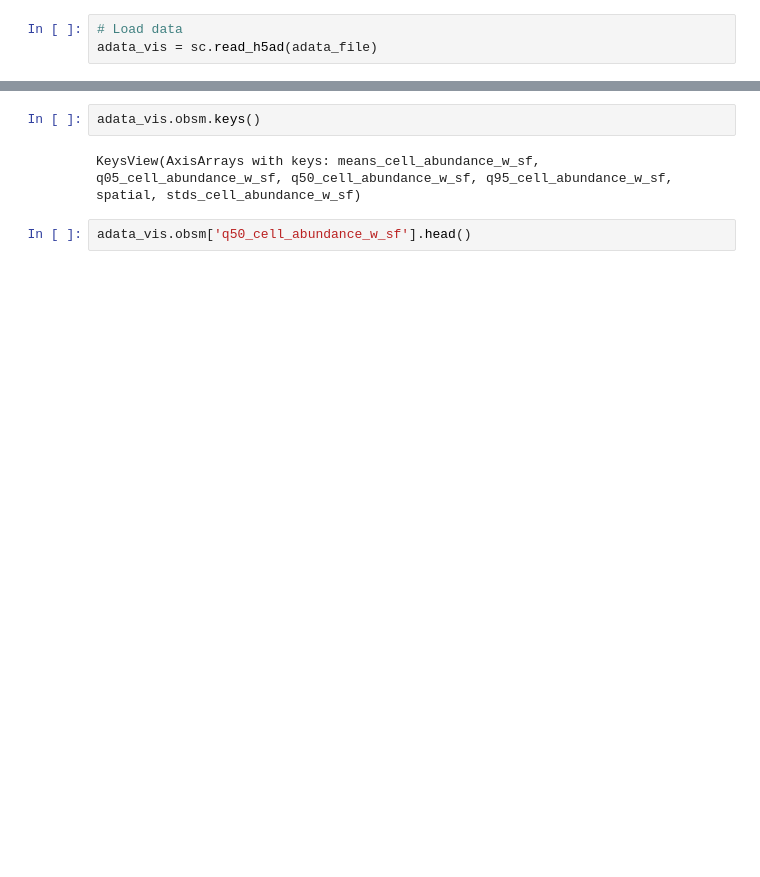
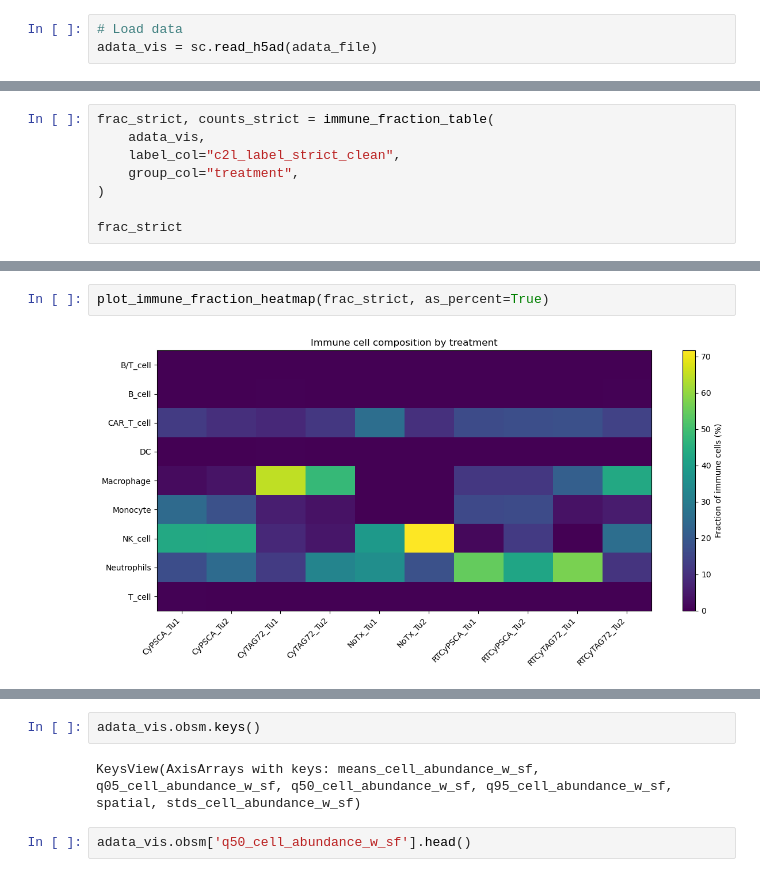
Before and after one commit to Li-Lab-COH/Spatial_CAR_T, a Jupyter notebook: CellTypeAnnotation/Processing_C2L_results.ipynb, the cells around one changed output, grey strips where cells are left out. Drawn from its saved outputs; the diff is of its cells as text; blank space fills up the shorter version.

```diff
--- a/CellTypeAnnotation/Processing_C2L_results.ipynb
+++ b/CellTypeAnnotation/Processing_C2L_results.ipynb
@@ -40,0 +519,8 @@ AnnData object with n_obs × n_vars = 427296 × 12128
+# %%
+frac_strict, counts_strict = immune_fraction_table(
+    adata_vis,
+    label_col="c2l_label_strict_clean",
+    group_col="treatment",
+)
+
+frac_strict
@@ -40,0 +588,4 @@ AnnData object with n_obs × n_vars = 427296 × 12128
+# %%
+plot_immune_fraction_heatmap(frac_strict, as_percent=True)
+# %% [output]
+[figure, added]
```
Also changed, not shown: parts of 33 cells of this notebook, 3 other files.
